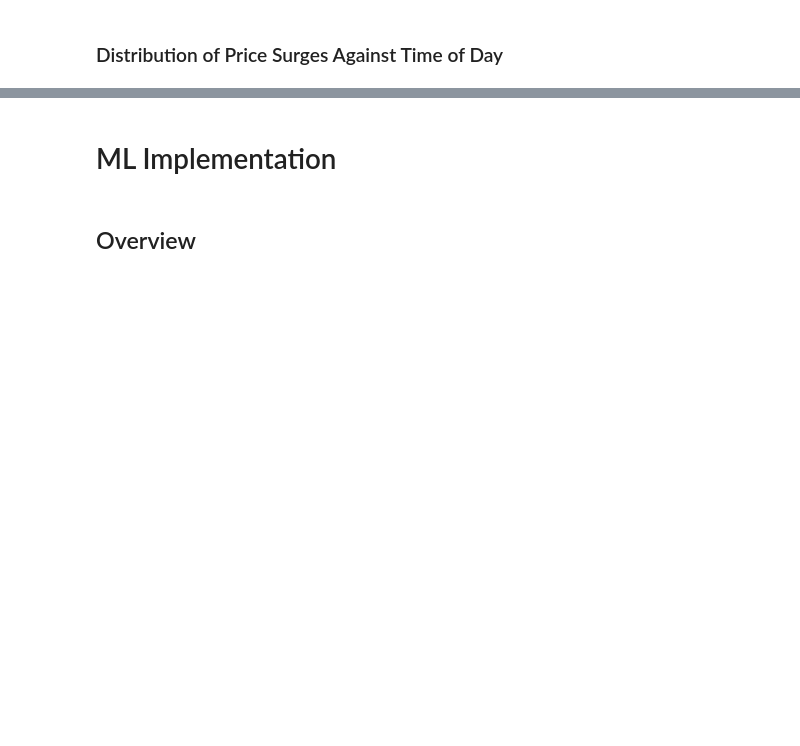
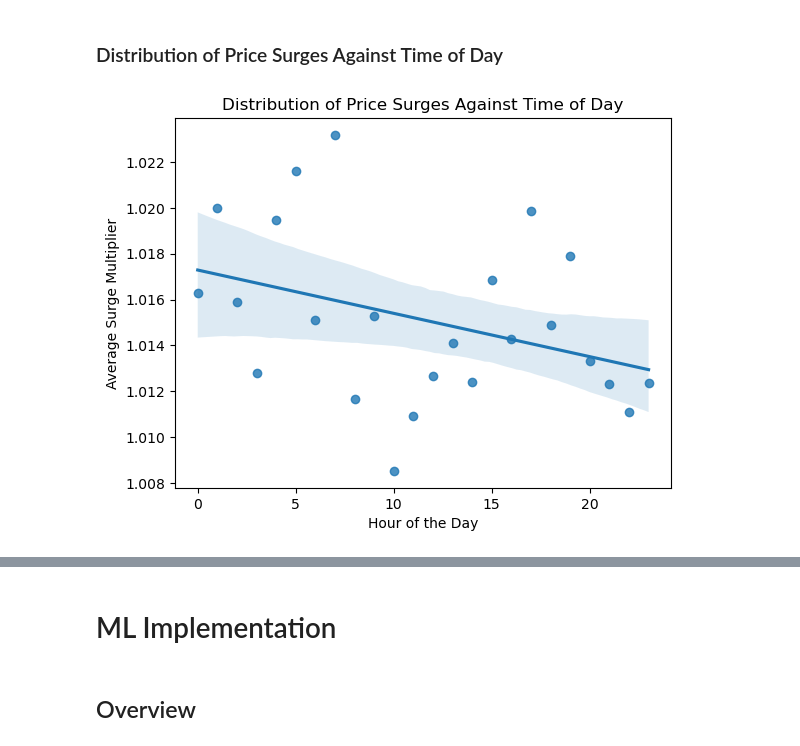
Before and after one commit to thealphacubicle/Boston-Rideshare-Analysis, a Jupyter notebook: Boston Rideshare Analysis Notebook.ipynb, the cells around one changed output, grey strips where cells are left out. Cells and saved outputs as stored; diff of their text form; code cells hidden in the pictures; blank space fills up the shorter version.

```diff
--- a/Boston Rideshare Analysis Notebook.ipynb
+++ b/Boston Rideshare Analysis Notebook.ipynb
@@ -218,2 +206,13 @@ Text(13.819444444444445, 0.5, 'Price')
 # %% [markdown]
 ### Distribution of Price Surges Against Time of Day
+# %%
+# Group DF by Hour of Time
+df_grouped = pd.DataFrame(df.groupby(['hour']).mean())
+
+# Plot regression plot to see if there is a linear relationship
+sns.regplot(x=df_grouped.index, y=df_grouped['surge_multiplier'])
+plt.xlabel('Hour of the Day')
+plt.ylabel('Average Surge Multiplier')
+plt.title('Distribution of Price Surges Against Time of Day');
+# %% [output]
+[figure, added]
```
Also changed, not shown: parts of 8 cells of this notebook.
